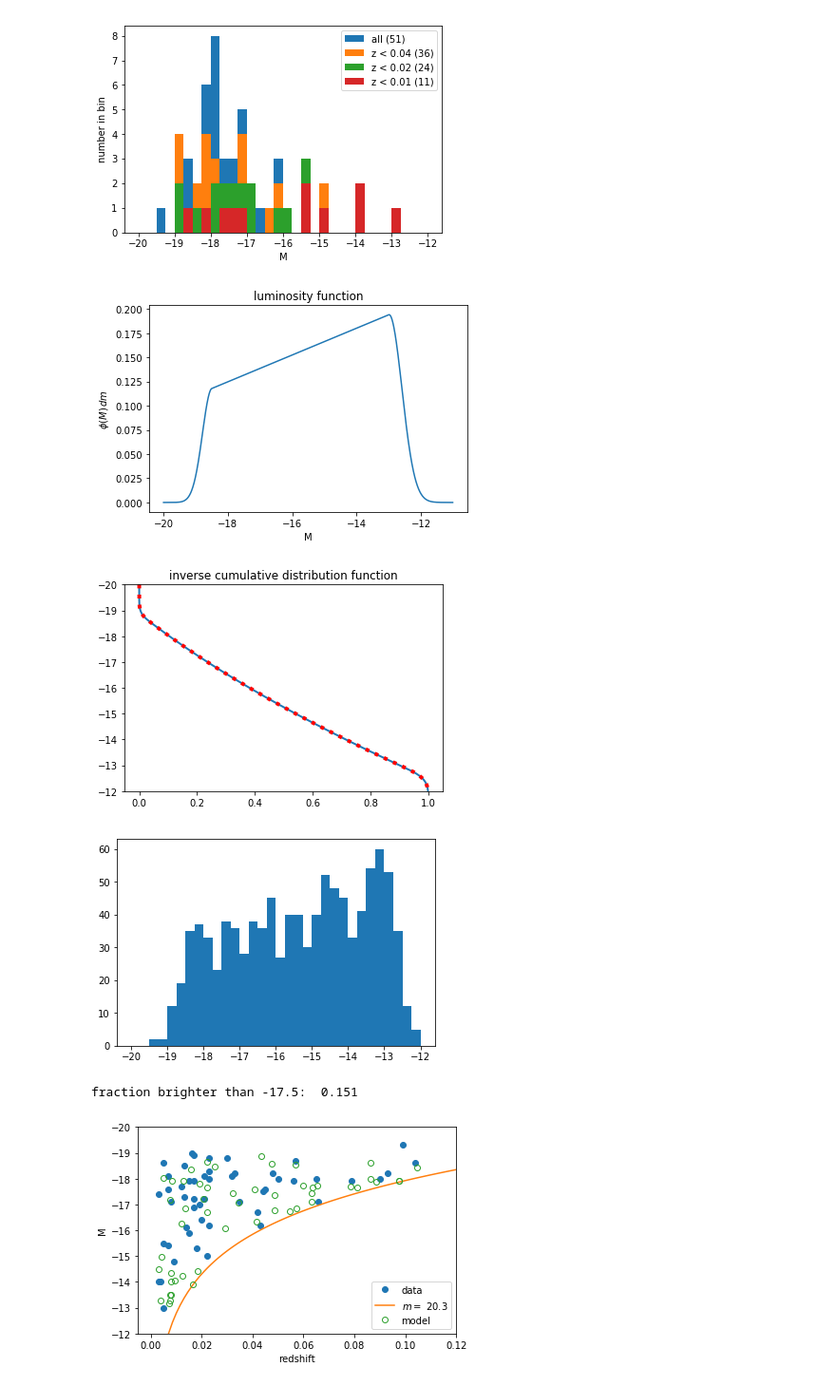
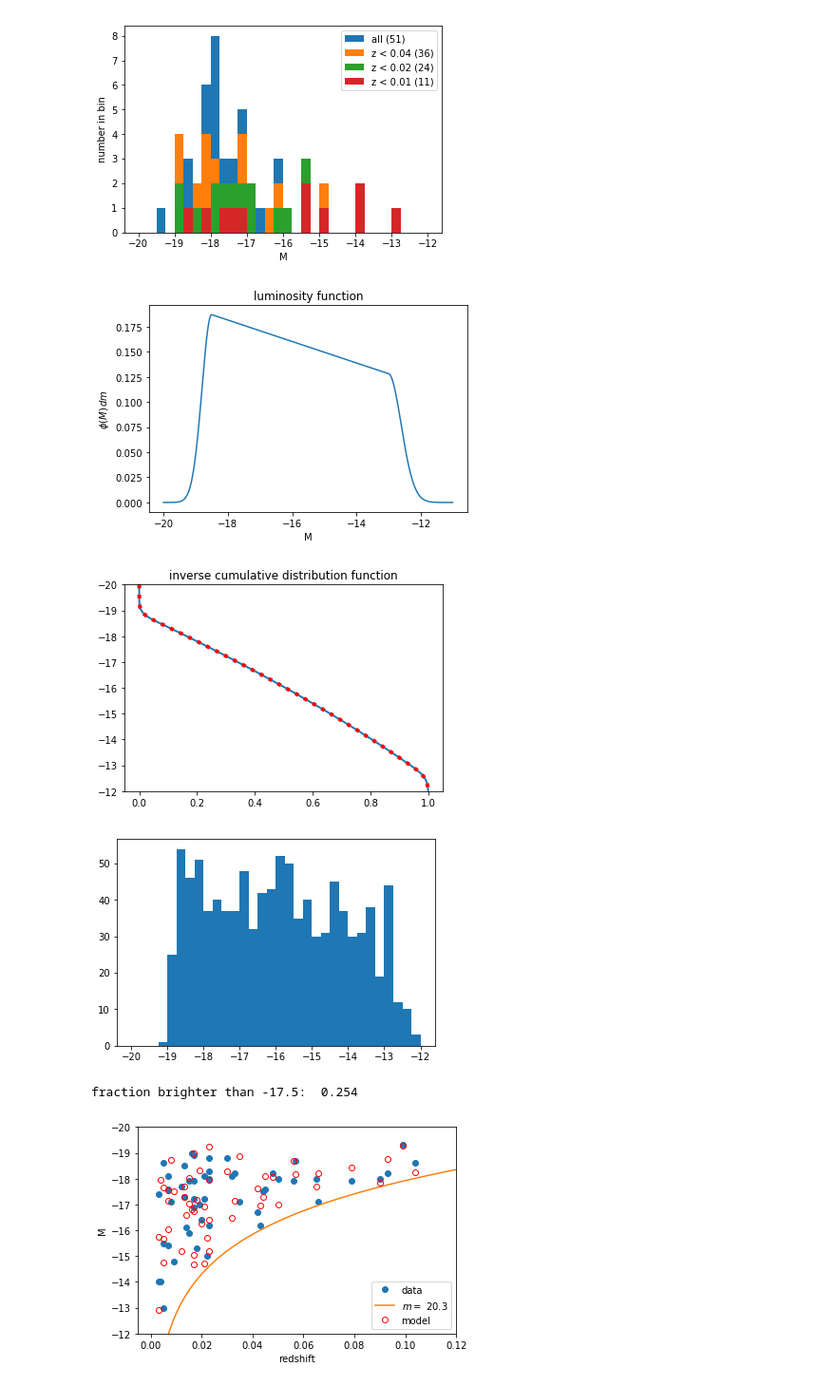
Before and after one commit to RutgersSN/plasticc-Iax, a Jupyter notebook: Iax-model.ipynb, the cells around one changed output. Shown at 95% size. Saved outputs shown, nothing was run; the diff lists cells and outputs as text; code cells hidden in the pictures.

```diff
--- a/Iax-model.ipynb
+++ b/Iax-model.ipynb
@@ -66,7 +66,9 @@ faintroll = -13.0
 faintsig = 0.4
 
 # linear part
-y = (x+19.0)/8. + 1.0
+y = -(x+13.0)/12.0 + 1.0
+#y = (x+19.0)/6.0 + 1.0
+#y = np.ones(nx)
 
 lx = (x < brightroll)
 y[lx] *= np.exp(-(x[lx]-brightroll)**2/2.0/brightsig**2)
@@ -80,7 +82,7 @@ plt.xlabel('M')
 plt.ylabel(r'$\phi(M)\,dm$')
 plt.show()
 # %% [output]
-[figure, old version]
+[figure, new version]
 # %%
 # to sample from this luminosity function
 # we calculate the cumulative distribution function
@@ -97,7 +99,7 @@ plt.ylim(-12,-20)
 plt.title('inverse cumulative distribution function')
 plt.show()
 # %% [output]
-[figure, old version]
+[figure, new version]
 # %%
 # once we have the invcdf we can just interpolate it
 # with random uniform deviates to get our samples
@@ -108,37 +110,31 @@ Msamp = np.interp(unif,uy,invcdf)
 plt.hist(Msamp,bins=32,range=[-20,-12])
 plt.show()
 
-print("fraction brighter than -17.5: ",sum(samples < -17.5)/len(samples))
+print("fraction brighter than -17.5: ",sum(Msamp < -17.5)/len(Msamp))
 # %% [output]
-[figure, old version]
+[figure, new version]
-fraction brighter than -17.5:  0.151
+fraction brighter than -17.5:  0.254
 # %%
-# simulate a uniform redshift distribution
-ssize = len(M)*20
-unif = np.random.random(size=ssize)
-Msamp = np.interp(unif,uy,invcdf)
-zsamp = np.random.random(size=ssize)*0.12 + 0.001
-musamp = 5.0 * np.log10(cosmo.luminosity_distance(zsamp)/u.Mpc) + 25.0
-m = Msamp + musamp
+Mmodel = np.zeros(len(M))
+muz = 5.0 * np.log10(cosmo.luminosity_distance(z)/u.Mpc) + 25.0
 
-detected = (m < mlim)
-zdet = zsamp[detected]
-Mdet = Msamp[detected]
-
-# cut to same number as data
-zmodel = zdet[:len(M)]
-Mmodel = Mdet[:len(M)]
-assert len(Mmodel) == len(M), "Not enough samples generated"
+for i in range(len(M)):
+    while True:
+        iM = np.interp(np.random.random(),uy,invcdf)
+        ms = iM + muz[i]
+        if ms < mlim:
+            break
+    Mmodel[i] = iM
 
 plt.plot(z,M,marker='o',linestyle="None",label='data')
 plt.ylim(-12,-20)
 plt.xlim(-0.005,0.12)
 plt.xlabel('redshift')
 plt.ylabel('M')
 plt.plot(zz,mlim-mu,label=r"$m =$ " + "{:.1f}".format(mlim))
-plt.plot(zmodel,Mmodel,marker='o',linestyle="none",
+plt.plot(z,Mmodel,marker='o',linestyle="none", color='r',
         fillstyle="none",label='model')
 plt.legend(loc="lower right")
 plt.show()
 # %% [output]
-[figure, old version]
+[figure, new version]
```
Also changed, not shown: parts of 2 cells of this notebook.
